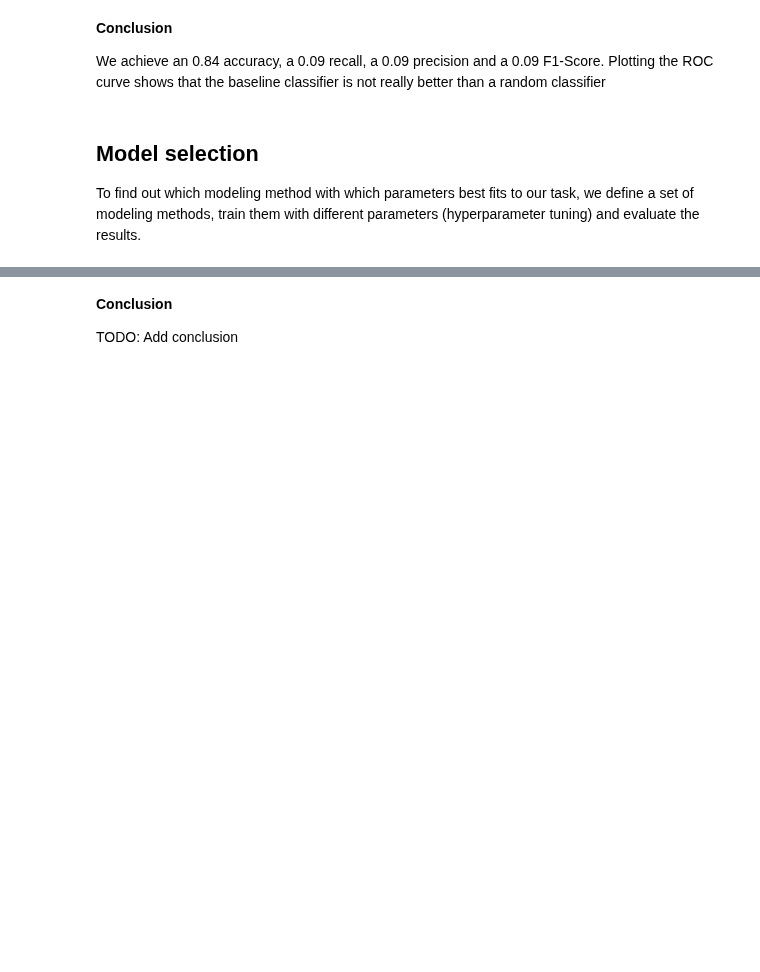
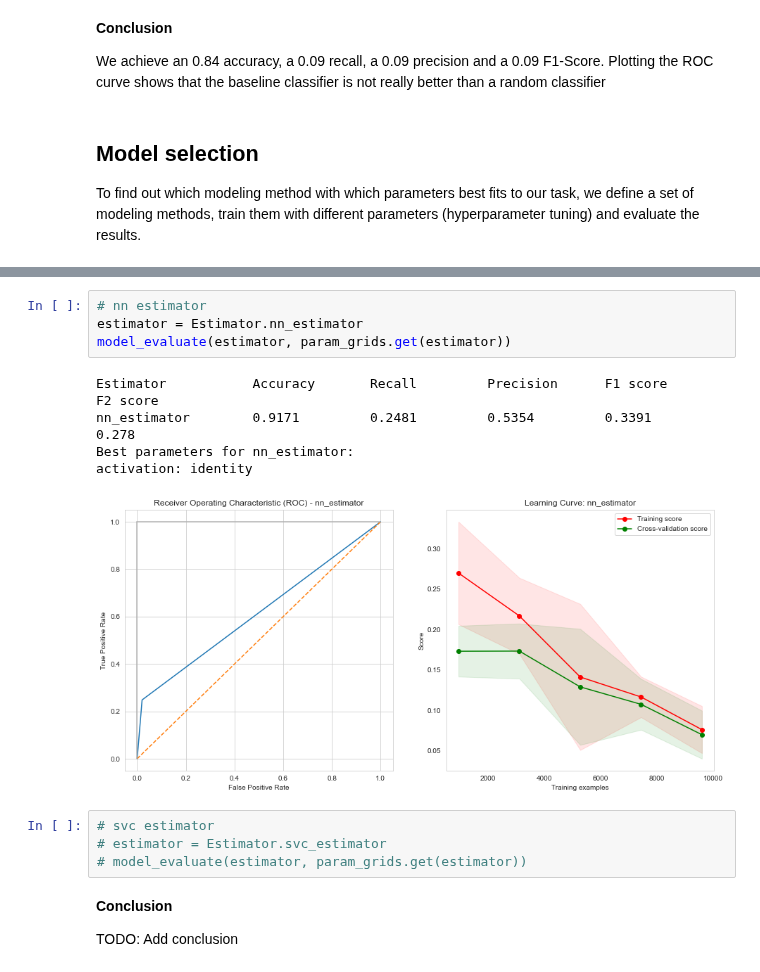
Before and after one commit to BenediktLueth/heartheroes, a Jupyter notebook: model_training.ipynb, the cells around one changed output, grey strips where cells are left out. Saved outputs shown, nothing was run; the diff lists cells and outputs as text; blank space fills up the shorter version.

```diff
--- a/model_training.ipynb
+++ b/model_training.ipynb
@@ -260,3 +261,17 @@ n_estimators: 3
+# %%
+# nn estimator
+estimator = Estimator.nn_estimator
+model_evaluate(estimator, param_grids.get(estimator))
+# %% [output]
+Estimator           Accuracy       Recall         Precision      F1 score       F2 score
+nn_estimator        0.9171         0.2481         0.5354         0.3391         0.278
+Best parameters for nn_estimator:
+activation: identity
+[figure, added]
+# %%
+# svc estimator
+# estimator = Estimator.svc_estimator
+# model_evaluate(estimator, param_grids.get(estimator))
 # %% [markdown]
 **Conclusion**
 
```
Also changed, not shown: parts of 18 cells of this notebook, 1 other file.
